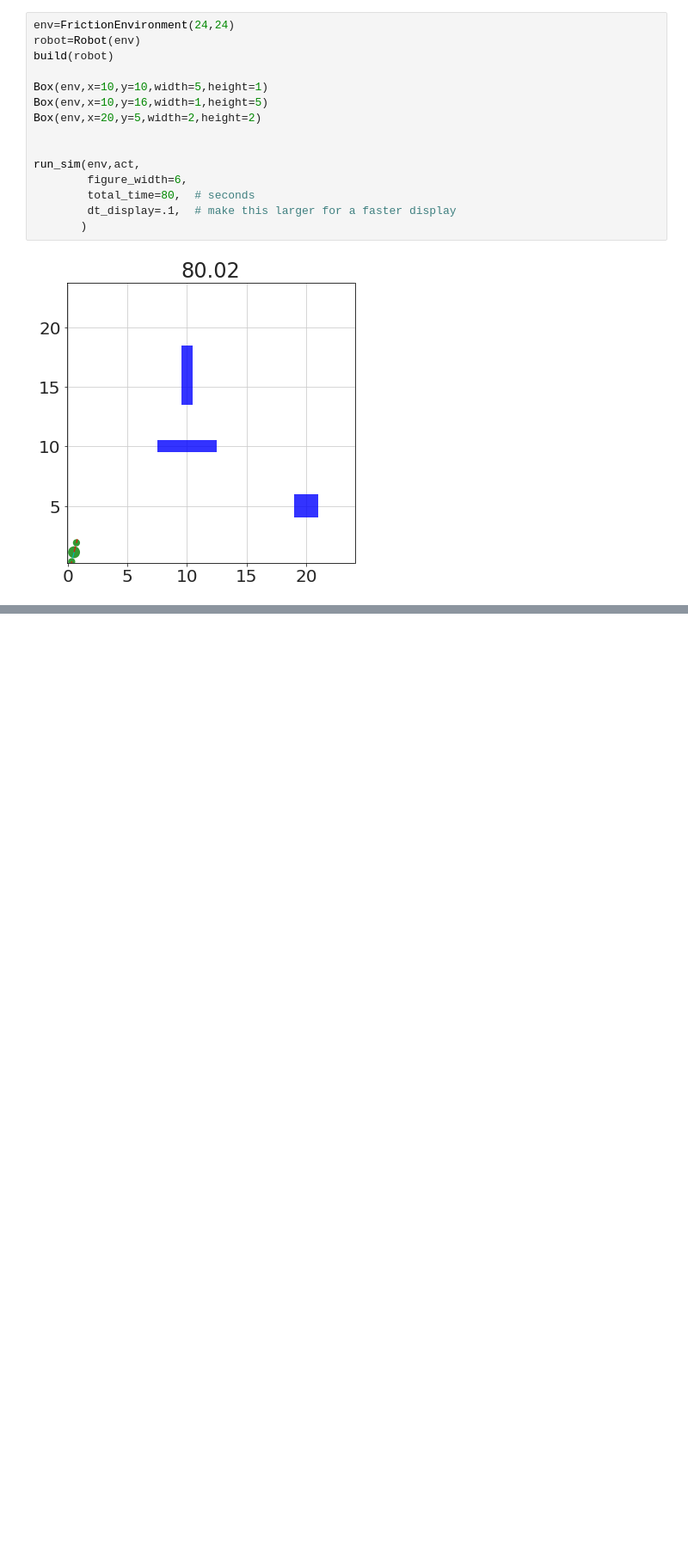
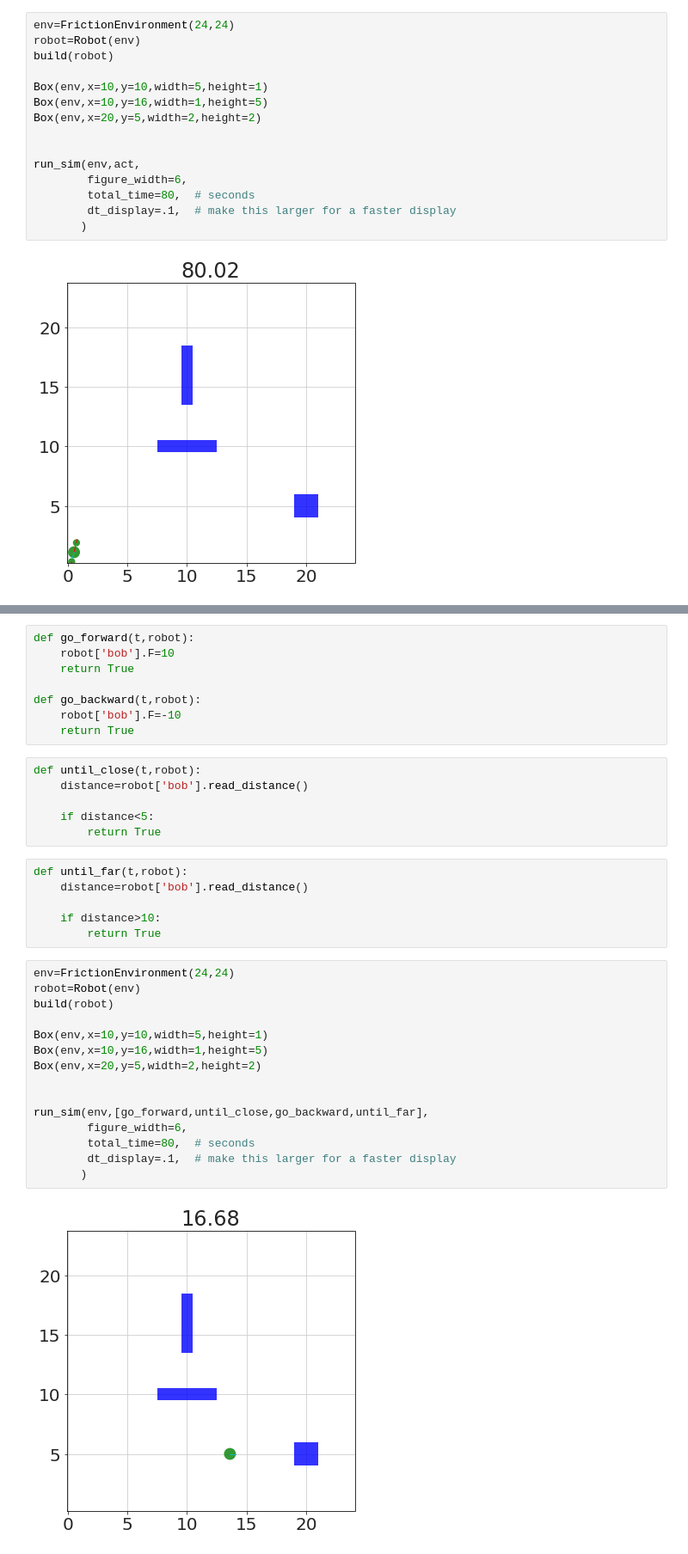
Before and after one commit to bblais/AI-and-Robotics-Fall-2021-Class-Notebooks, a Jupyter notebook: Sprint #2 - Learning and Simulation/2021-10-08 More Robot Examples.ipynb, the cells around one changed output, grey strips where cells are left out. Shown at 86% size. Saved outputs shown, nothing was run; the diff lists cells and outputs as text; blank space fills up the shorter version.

```diff
--- a/Sprint #2 - Learning and Simulation/2021-10-08 More Robot Examples.ipynb
+++ b/Sprint #2 - Learning and Simulation/2021-10-08 More Robot Examples.ipynb
@@ -127,0 +159,37 @@ run_sim(env,act,
+# %%
+def go_forward(t,robot):
+    robot['bob'].F=10
+    return True
+
+def go_backward(t,robot):
+    robot['bob'].F=-10
+    return True
+# %%
+def until_close(t,robot):
+    distance=robot['bob'].read_distance()
+
+    if distance<5:
+        return True
+# %%
+def until_far(t,robot):
+    distance=robot['bob'].read_distance()
+
+    if distance>10:
+        return True
+# %%
+env=FrictionEnvironment(24,24)
+robot=Robot(env)
+build(robot)
+
+Box(env,x=10,y=10,width=5,height=1)
+Box(env,x=10,y=16,width=1,height=5)
+Box(env,x=20,y=5,width=2,height=2)
+
+
+run_sim(env,[go_forward,until_close,go_backward,until_far],
+        figure_width=6,
+        total_time=80,  # seconds
+        dt_display=.1,  # make this larger for a faster display
+       )
+# %% [output]
+[figure, added]
```
Also changed, not shown: parts of 4 cells of this notebook, 1 other file.
